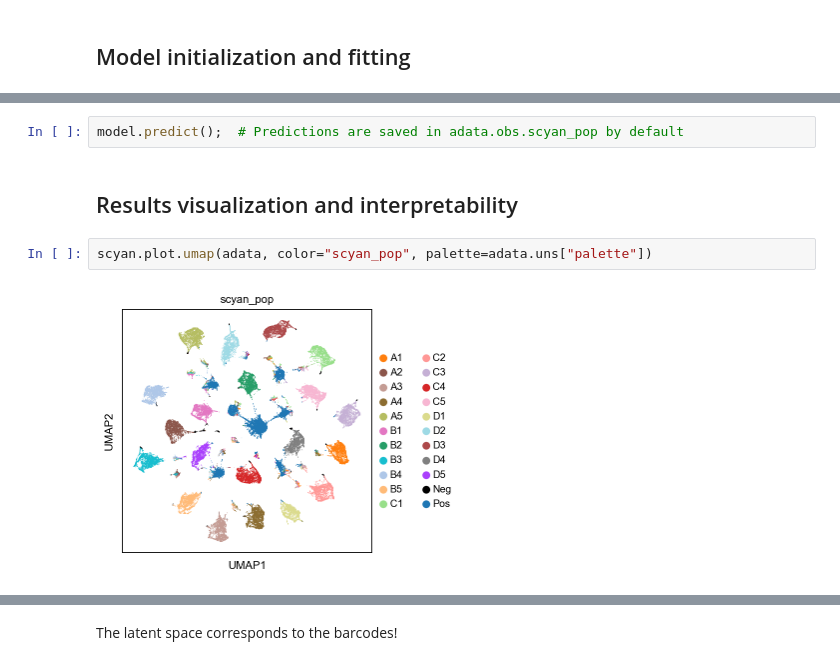
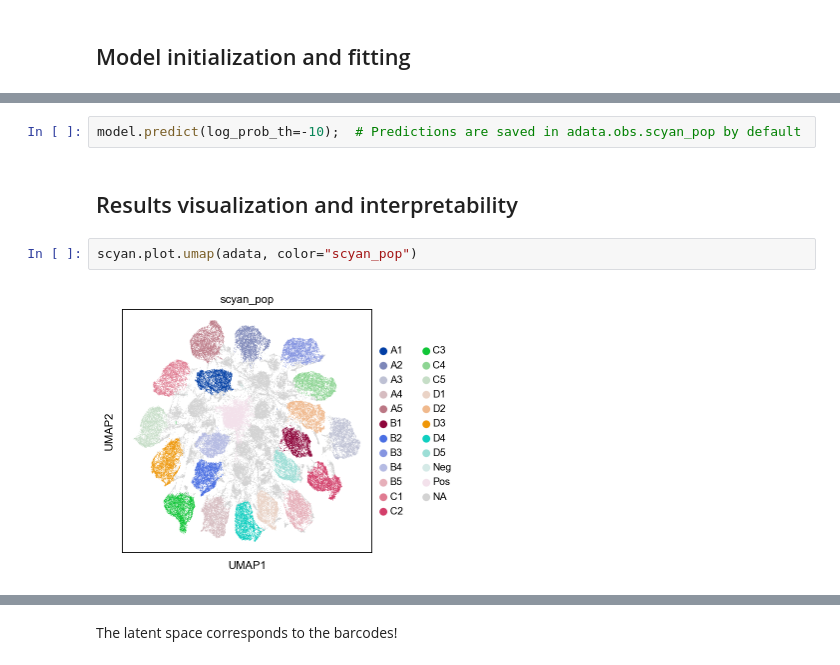
Before and after one commit to MICS-Lab/scyan, a Jupyter notebook: docs/tutorials/debarcoding.ipynb, the cells around one changed output, grey strips where cells are left out. Cells and saved outputs as stored; diff of their text form.

```diff
--- a/docs/tutorials/debarcoding.ipynb
+++ b/docs/tutorials/debarcoding.ipynb
@@ -40,9 +42,9 @@ Scyan model with N=100000 cells, P=22 populations and M=6 markers. No covariate
 # %%
-model.predict();  # Predictions are saved in adata.obs.scyan_pop by default
+model.predict(log_prob_th=-10);  # Predictions are saved in adata.obs.scyan_pop by default
 # %% [markdown]
 ## Results visualization and interpretability
 # %%
-scyan.plot.umap(adata, color="scyan_pop", palette=adata.uns["palette"])
+scyan.plot.umap(adata, color="scyan_pop")
 # %% [output]
-[figure, old version]
+[figure, new version]
 # %%
```
Also changed, not shown: parts of 7 cells of this notebook, 1 other file.
